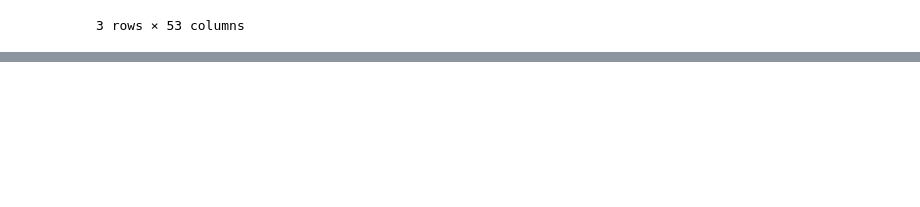
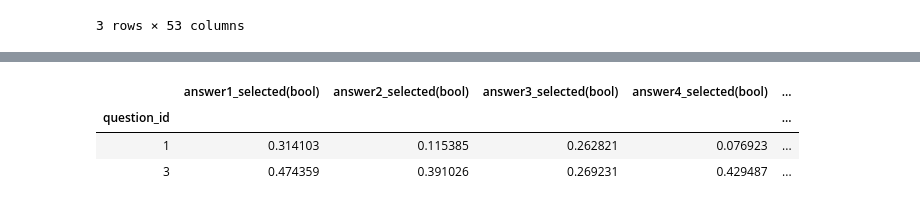
Before and after one commit to eunnyeong/data-analysis, a Jupyter notebook: dsschool_assignment.ipynb, the cells around one changed output, grey strips where cells are left out. Saved outputs shown, nothing was run; the diff lists cells and outputs as text; code cells hidden in the pictures; blank space fills up the shorter version.

```diff
--- a/dsschool_assignment.ipynb
+++ b/dsschool_assignment.ipynb
@@ -403,3 +403,18 @@ data.head()
 | 889 | nkl4k2dfd2x6 | 강성우 | 010-5750-3618 | 08opbi2nzm6x@dsschool.co.kr | 마케팅 3기 | 735000 | 카드결제 | 2018-01-17 15:45:55 | True | YLURVGLCDNUVKGXDIJGFMPBCBVWXQZCRM... | ... |
 | 890 | nkl4k2dfd2x6 | 강성우 | 010-5750-3618 | 08opbi2nzm6x@dsschool.co.kr | 마케팅 3기 | 735000 | 카드결제 | 2018-01-17 15:45:55 | True | YLURVGLCDNUVKGXDIJGFMPBCBVWXQZCRM... | ... |
 | 891 | nkl4k2dfd2x6 | 강성우 | 010-5750-3618 | 08opbi2nzm6x@dsschool.co.kr | 마케팅 3기 | 735000 | 카드결제 | 2018-01-17 15:45:55 | True | YLURVGLCDNUVKGXDIJGFMPBCBVWXQZCRM... | ... |
+# %%
+# 실제로 결제를 한 사람들의 1,3번 질문 대답을 피벗 테이블을 이용하여 정리
+
+table_purchased = pd.pivot_table(data,
+                                 values = answer_list,
+                                 index = 'question_id',
+                                 aggfunc = np.mean)
+
+table_purchased = table_purchased[answer_list].loc[[1, 3]]
+table_purchased.head()
+# %% [output]
+|  | answer1_selected(bool) | answer2_selected(bool) | answer3_selected(bool) | answer4_selected(bool) | ... |
+| question_id |  |  |  |  | ... |
+| 1 | 0.314103 | 0.115385 | 0.262821 | 0.076923 | ... |
+| 3 | 0.474359 | 0.391026 | 0.269231 | 0.429487 | ... |
```
Also changed, not shown: parts of 1 cell of this notebook.
